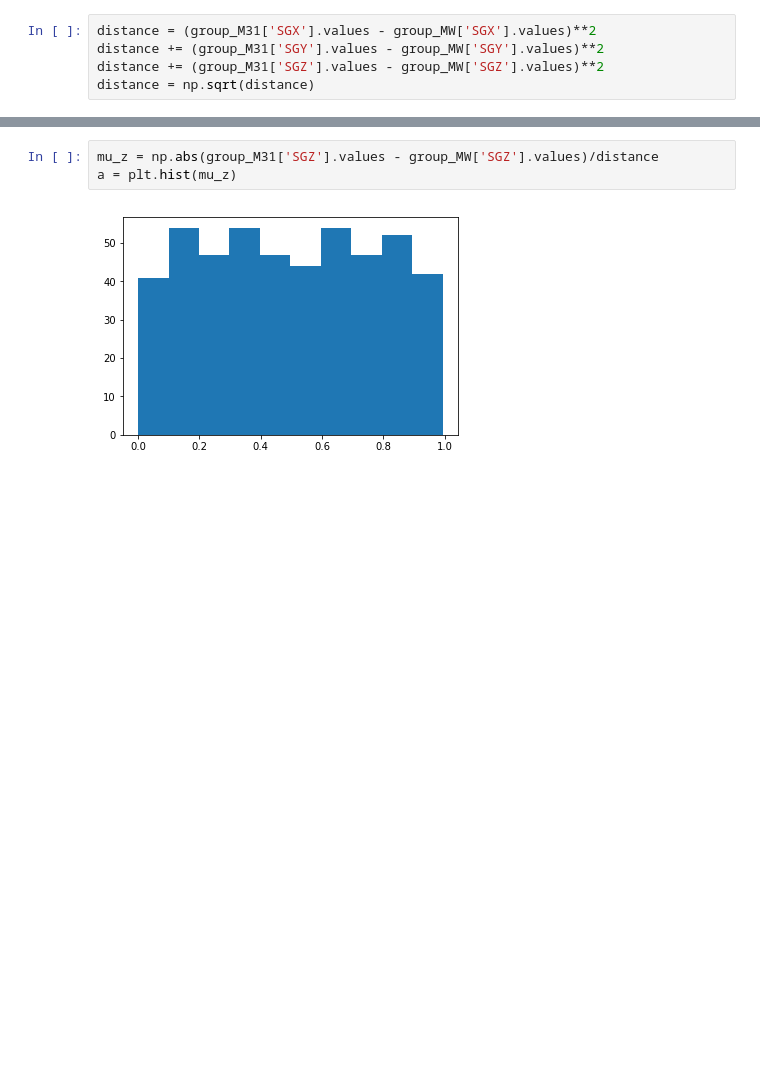
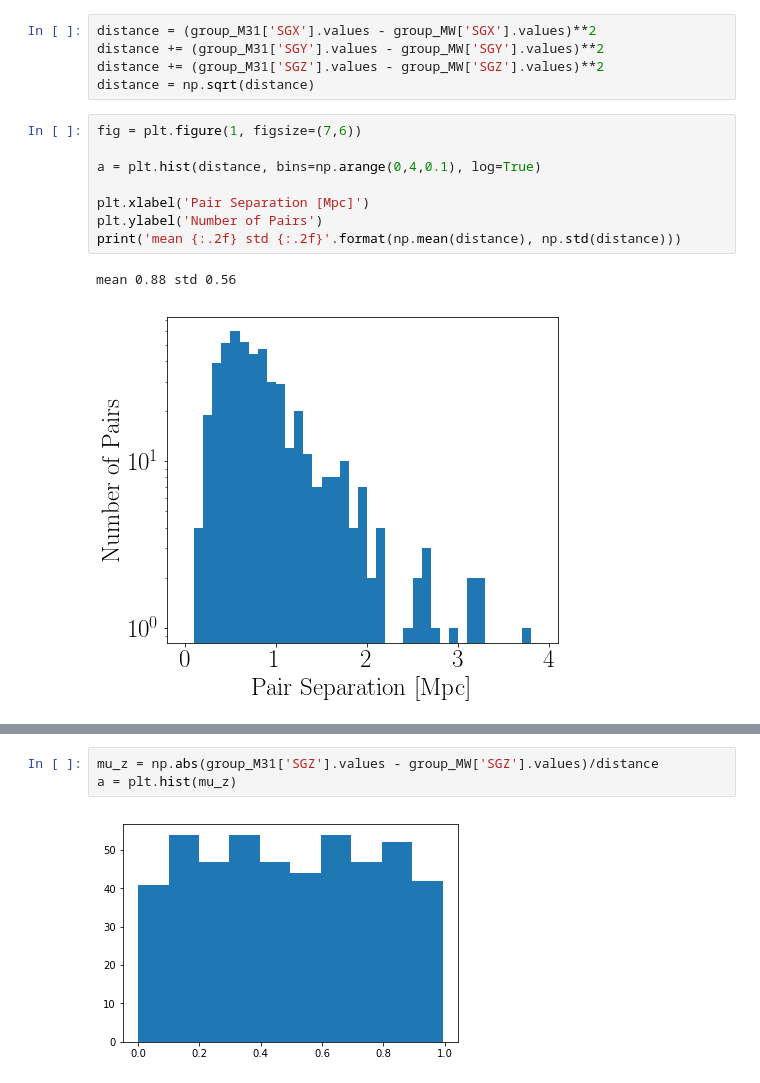
Before and after one commit to forero/GalaxyPairs, a Jupyter notebook: code/pairs_3500kms.ipynb, the cells around one changed output, grey strips where cells are left out. Cells and saved outputs as stored; diff of their text form; blank space fills up the shorter version.

```diff
--- a/code/pairs_3500kms.ipynb
+++ b/code/pairs_3500kms.ipynb
@@ -122,3 +136,14 @@ distance = (group_M31['SGX'].values - group_MW['SGX'].values)**2
 distance += (group_M31['SGY'].values - group_MW['SGY'].values)**2
 distance += (group_M31['SGZ'].values - group_MW['SGZ'].values)**2
 distance = np.sqrt(distance)
+# %%
+fig = plt.figure(1, figsize=(7,6))
+
+a = plt.hist(distance, bins=np.arange(0,4,0.1), log=True)
+
+plt.xlabel('Pair Separation [Mpc]')
+plt.ylabel('Number of Pairs')
+print('mean {:.2f} std {:.2f}'.format(np.mean(distance), np.std(distance)))
+# %% [output]
+mean 0.88 std 0.56
+[figure, added]
```
Also changed, not shown: parts of 3 cells of this notebook.
